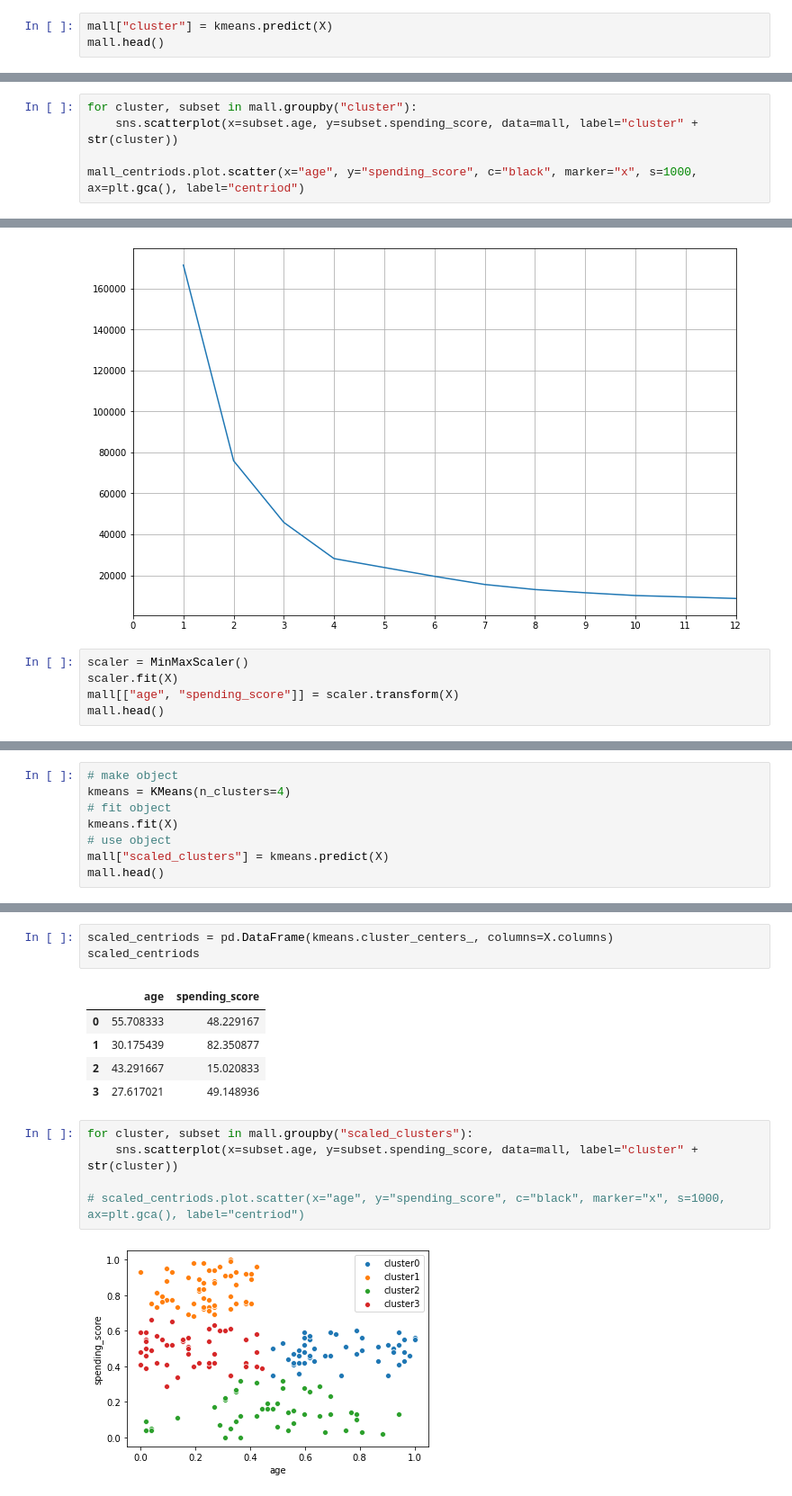
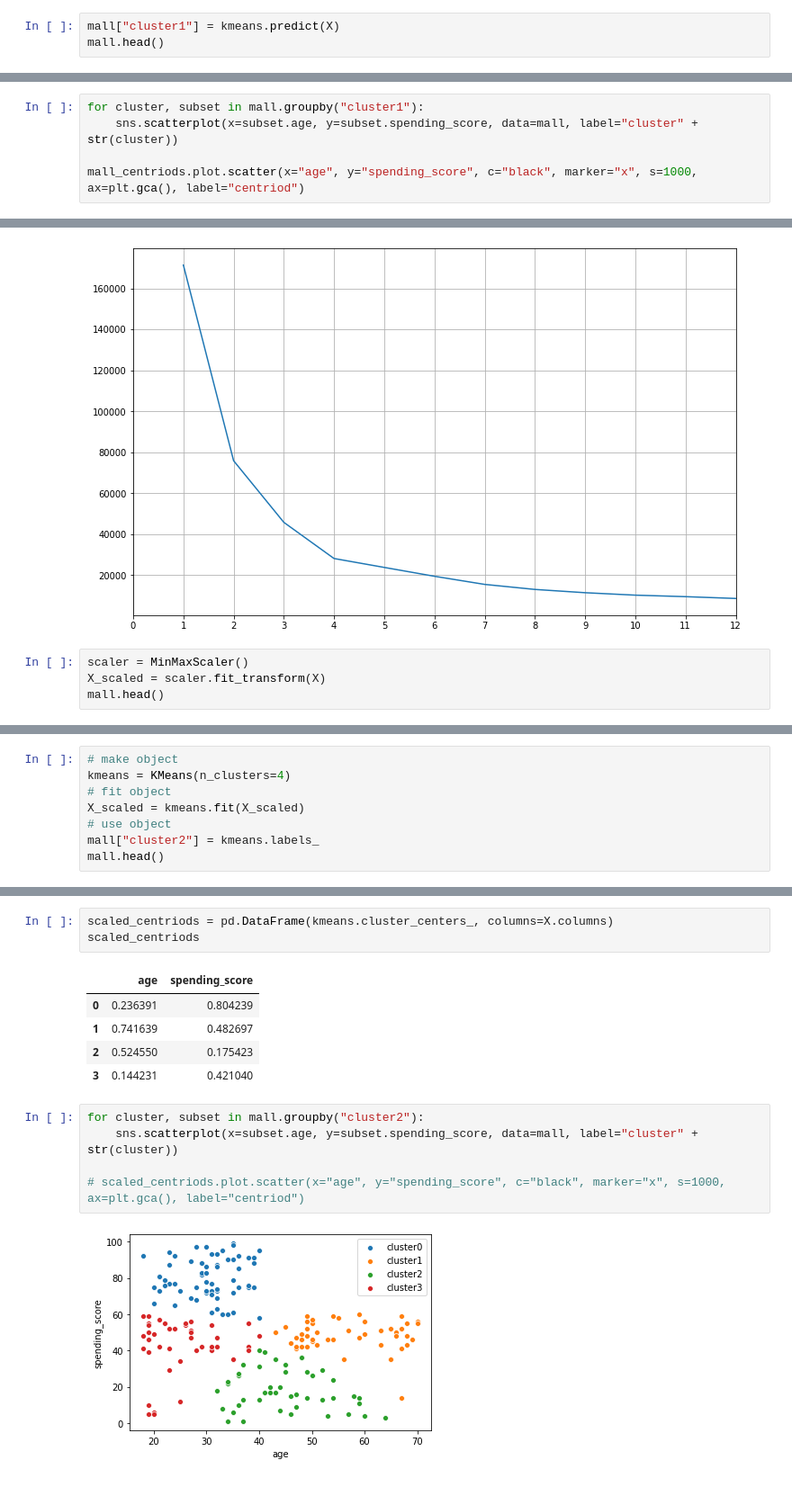
Before and after one commit to aleclhartman/ds-methodologies-exercises, a Jupyter notebook: clustering/modeling.ipynb, the cells around one changed output, grey strips where cells are left out. Shown: that part at 90% size. Saved outputs shown, nothing was run; the diff lists cells and outputs as text.

```diff
--- a/clustering/modeling.ipynb
+++ b/clustering/modeling.ipynb
@@ -186,4 +186,4 @@ array([3, 1, 2, 1, 3, 1, 2, 1, 2, 1, 2, 1, 2, 1, 2, 1, 3, 3, 2, 1, 3, 1,
 # %%
-mall["cluster"] = kmeans.predict(X)
+mall["cluster1"] = kmeans.predict(X)
 mall.head()
 # %% [output]
@@ -220,5 +220,5 @@ mall_centriods
 # %%
-for cluster, subset in mall.groupby("cluster"):
+for cluster, subset in mall.groupby("cluster1"):
     sns.scatterplot(x=subset.age, y=subset.spending_score, data=mall, label="cluster" + str(cluster))
 
 mall_centriods.plot.scatter(x="age", y="spending_score", c="black", marker="x", s=1000, ax=plt.gca(), label="centriod")
@@ -234,7 +234,6 @@ plt.grid()
 [figure]
 # %%
 scaler = MinMaxScaler()
-scaler.fit(X)
-mall[["age", "spending_score"]] = scaler.transform(X)
+X_scaled = scaler.fit_transform(X)
 mall.head()
 # %% [output]
@@ -248,8 +247,8 @@ mall.head()
 # make object
 kmeans = KMeans(n_clusters=4)
 # fit object
-kmeans.fit(X)
+X_scaled = kmeans.fit(X_scaled)
 # use object
-mall["scaled_clusters"] = kmeans.predict(X)
+mall["cluster2"] = kmeans.labels_
 mall.head()
 # %% [output]
@@ -264,14 +263,14 @@ scaled_centriods = pd.DataFrame(kmeans.cluster_centers_, columns=X.columns)
 scaled_centriods
 # %% [output]
 |  | age | spending_score |
-| 0 | 55.708333 | 48.229167 |
-| 1 | 30.175439 | 82.350877 |
-| 2 | 43.291667 | 15.020833 |
-| 3 | 27.617021 | 49.148936 |
+| 0 | 0.236391 | 0.804239 |
+| 1 | 0.741639 | 0.482697 |
+| 2 | 0.524550 | 0.175423 |
+| 3 | 0.144231 | 0.421040 |
 # %%
-for cluster, subset in mall.groupby("scaled_clusters"):
+for cluster, subset in mall.groupby("cluster2"):
     sns.scatterplot(x=subset.age, y=subset.spending_score, data=mall, label="cluster" + str(cluster))
 
 # scaled_centriods.plot.scatter(x="age", y="spending_score", c="black", marker="x", s=1000, ax=plt.gca(), label="centriod")
 # %% [output]
-[figure, old version]
+[figure, new version]
```
Also changed, not shown: parts of 12 cells of this notebook.
